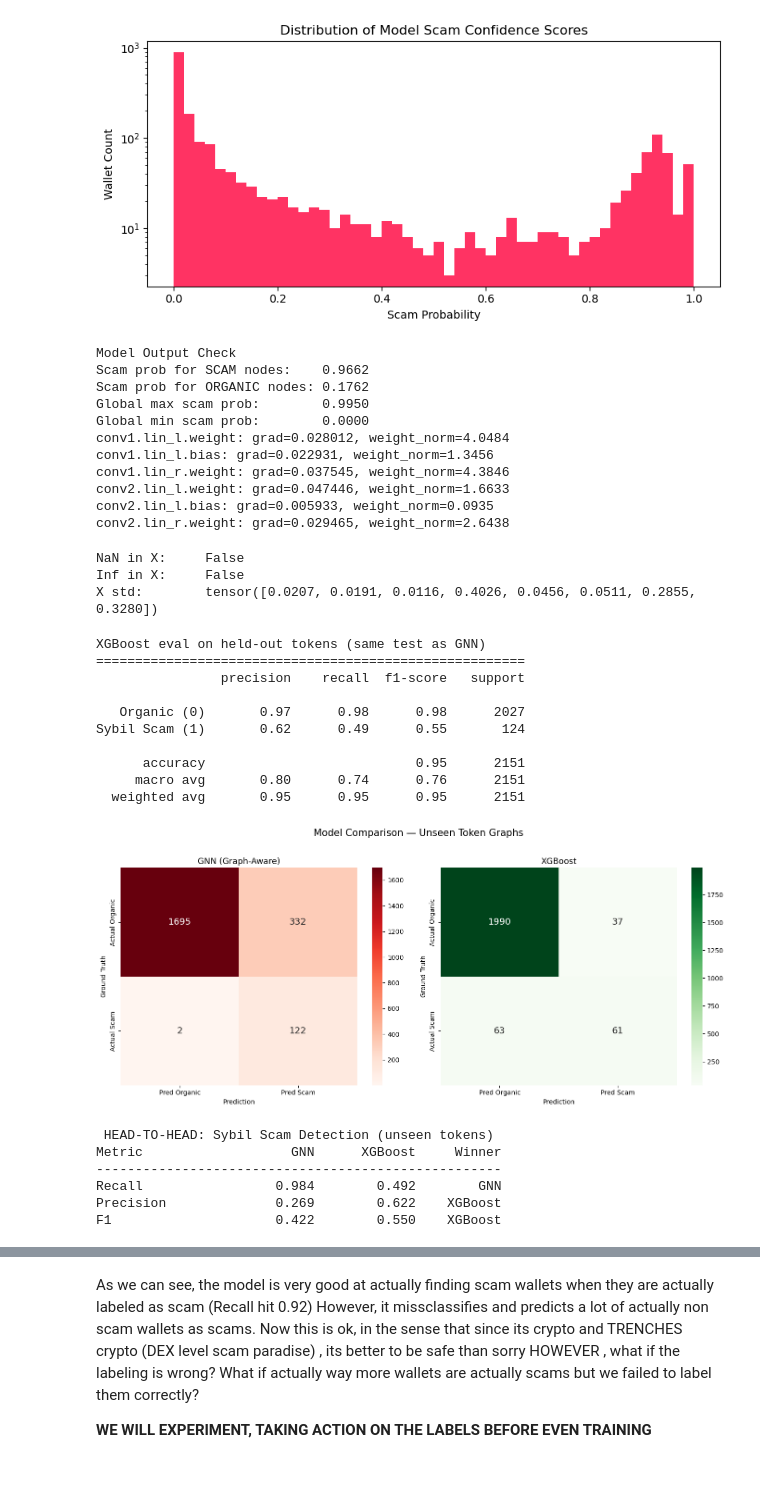
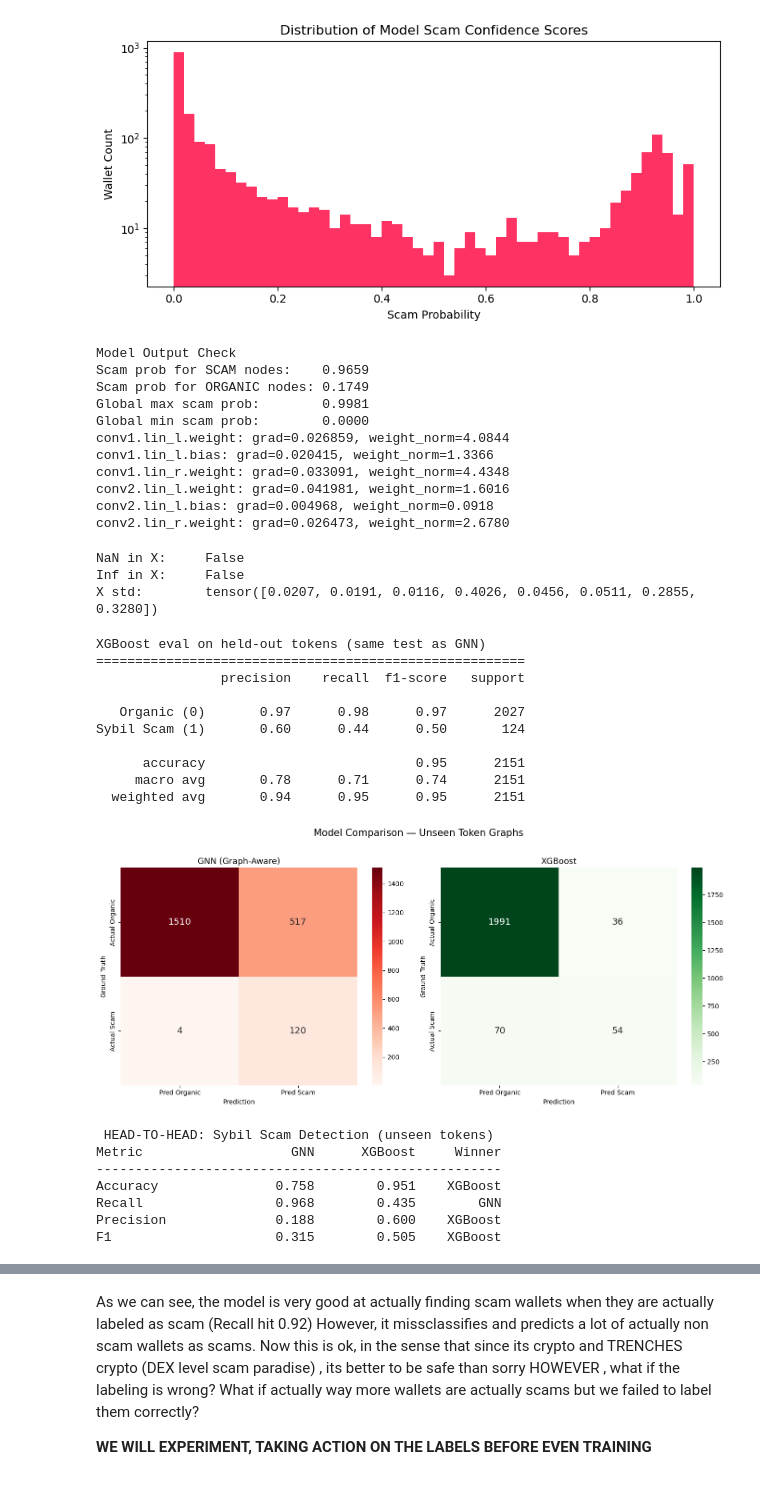
Before and after one commit to fdkots/BubbleMaps, a Jupyter notebook: data_extraction/feature_engineering.ipynb, the cells around one changed output, grey strips where cells are left out. Drawn from its saved outputs; the diff is of its cells as text; code cells hidden in the pictures.

```diff
--- a/data_extraction/feature_engineering.ipynb
+++ b/data_extraction/feature_engineering.ipynb
@@ -287,5 +305,5 @@ train_wallets = list(G_train.nodes())
 # %%
 # node2vec random walks
-node2vec = Node2Vec(G_train,dimensions =64 , walk_length= 30, num_walks = 200 , workers = 4 , quiet= True)
+node2vec = Node2Vec(G_train,dimensions =64 , walk_length= 30, num_walks = 100 , workers = 2 , quiet= True)
 model = node2vec.fit(window = 10, min_count = 1 , batch_words = 4)
 # %% [output]
@@ -692,7 +717,7 @@ x_test_tensor = torch.tensor(X_test_scaled, dtype=torch.float)
 model.eval()
 with torch.no_grad():
     logits = model(x_test_tensor, edge_index_test)
-    gnn_preds = (torch.softmax(logits, dim=1)[:, 1] > 0.7).numpy().astype(int)
+    gnn_preds = (torch.softmax(logits, dim=1)[:, 1] > 0.65).numpy().astype(int)
 
 cm = confusion_matrix(test_labels, gnn_preds)
 
@@ -760,16 +785,16 @@ for name, p in model.named_parameters():
     print(f"{name}: grad={p.grad.norm():.6f}, weight_norm={p.norm():.4f}")
 # %% [output]
 Model Output Check
-Scam prob for SCAM nodes:    0.9662
-Scam prob for ORGANIC nodes: 0.1762
-Global max scam prob:        0.9950
+Scam prob for SCAM nodes:    0.9659
+Scam prob for ORGANIC nodes: 0.1749
+Global max scam prob:        0.9981
 Global min scam prob:        0.0000
-conv1.lin_l.weight: grad=0.028012, weight_norm=4.0484
-conv1.lin_l.bias: grad=0.022931, weight_norm=1.3456
-conv1.lin_r.weight: grad=0.037545, weight_norm=4.3846
-conv2.lin_l.weight: grad=0.047446, weight_norm=1.6633
-conv2.lin_l.bias: grad=0.005933, weight_norm=0.0935
-conv2.lin_r.weight: grad=0.029465, weight_norm=2.6438
+conv1.lin_l.weight: grad=0.026859, weight_norm=4.0844
+conv1.lin_l.bias: grad=0.020415, weight_norm=1.3366
+conv1.lin_r.weight: grad=0.033091, weight_norm=4.4348
+conv2.lin_l.weight: grad=0.041981, weight_norm=1.6016
+conv2.lin_l.bias: grad=0.004968, weight_norm=0.0918
+conv2.lin_r.weight: grad=0.026473, weight_norm=2.6780
 # %%
 print(f"NaN in X:     {data.x.isnan().any()}")
 print(f"Inf in X:     {data.x.isinf().any()}")
@@ -806,58 +831,60 @@ XGBoost eval on held-out tokens (same test as GNN)
 =======================================================
                 precision    recall  f1-score   support
 
-   Organic (0)       0.97      0.98      0.98      2027
-Sybil Scam (1)       0.62      0.49      0.55       124
+   Organic (0)       0.97      0.98      0.97      2027
+Sybil Scam (1)       0.60      0.44      0.50       124
 
       accuracy                           0.95      2151
-     macro avg       0.80      0.74      0.76      2151
-  weighted avg       0.95      0.95      0.95      2151
+     macro avg       0.78      0.71      0.74      2151
+  weighted avg       0.94      0.95      0.95      2151
 # %%
-from sklearn.metrics import recall_score, precision_score, f1_score
+from sklearn.metrics import recall_score, precision_score, f1_score, accuracy_score
 
 metrics = {}
 for name, p in [('GNN', gnn_preds), ('XGBoost', xgb_preds)]:
     metrics[name] = {
+        'Accuracy'  : accuracy_score(test_labels, p),
         'Recall'    : recall_score(test_labels, p, pos_label=1, zero_division=0),
         'Precision' : precision_score(test_labels, p, pos_label=1, zero_division=0),
         'F1'        : f1_score(test_labels, p, pos_label=1, zero_division=0),
     }
 
 fig, axes = plt.subplots(1, 2, figsize=(14, 6))
 cmaps     = ['Reds', 'Greens']
 all_preds = [gnn_preds, xgb_preds]
 titles    = ['GNN (Graph-Aware)', 'XGBoost']
 
 for ax, p, title, cmap in zip(axes, all_preds, titles, cmaps):
     cm = confusion_matrix(test_labels, p)
     sns.heatmap(cm, annot=True, fmt='g', cmap=cmap, ax=ax,
                 xticklabels=["Pred Organic", "Pred Scam"],
                 yticklabels=["Actual Organic", "Actual Scam"],
                 annot_kws={"size": 14})
     ax.set_title(title, fontsize=13)
     ax.set_ylabel('Ground Truth', fontsize=10)
     ax.set_xlabel('Prediction', fontsize=10)
 
 plt.suptitle("Model Comparison — Unseen Token Graphs", fontsize=15, y=1.02)
 plt.tight_layout()
 plt.show()
 
 print("\n HEAD-TO-HEAD: Sybil Scam Detection (unseen tokens)")
 print(f"{'Metric':<15} {'GNN':>12} {'XGBoost':>12} {'Winner':>10}")
 print("-" * 52)
 
-for metric in ['Recall', 'Precision', 'F1']:
+for metric in ['Accuracy','Recall', 'Precision', 'F1']:
     vals   = {m: metrics[m][metric] for m in metrics}
     winner = max(vals, key=vals.get)
     print(f"{metric:<15} {vals['GNN']:>12.3f} {vals['XGBoost']:>12.3f} {winner:>10}")
 # %% [output]
-[figure, old version]
+[figure, new version]
  HEAD-TO-HEAD: Sybil Scam Detection (unseen tokens)
 Metric                   GNN      XGBoost     Winner
 ----------------------------------------------------
-Recall                 0.984        0.492        GNN
-Precision              0.269        0.622    XGBoost
-F1                     0.422        0.550    XGBoost
+Accuracy               0.758        0.951    XGBoost
+Recall                 0.968        0.435        GNN
+Precision              0.188        0.600    XGBoost
+F1                     0.315        0.505    XGBoost
 # %%
 caught_gnn = ((gnn_preds == 1)      & (np.array(test_labels) == 1)).sum()
 caught_xgb = ((xgb_preds == 1)  & (np.array(test_labels) == 1)).sum()
```
Also changed, not shown: parts of 10 cells of this notebook, 7 other files.
